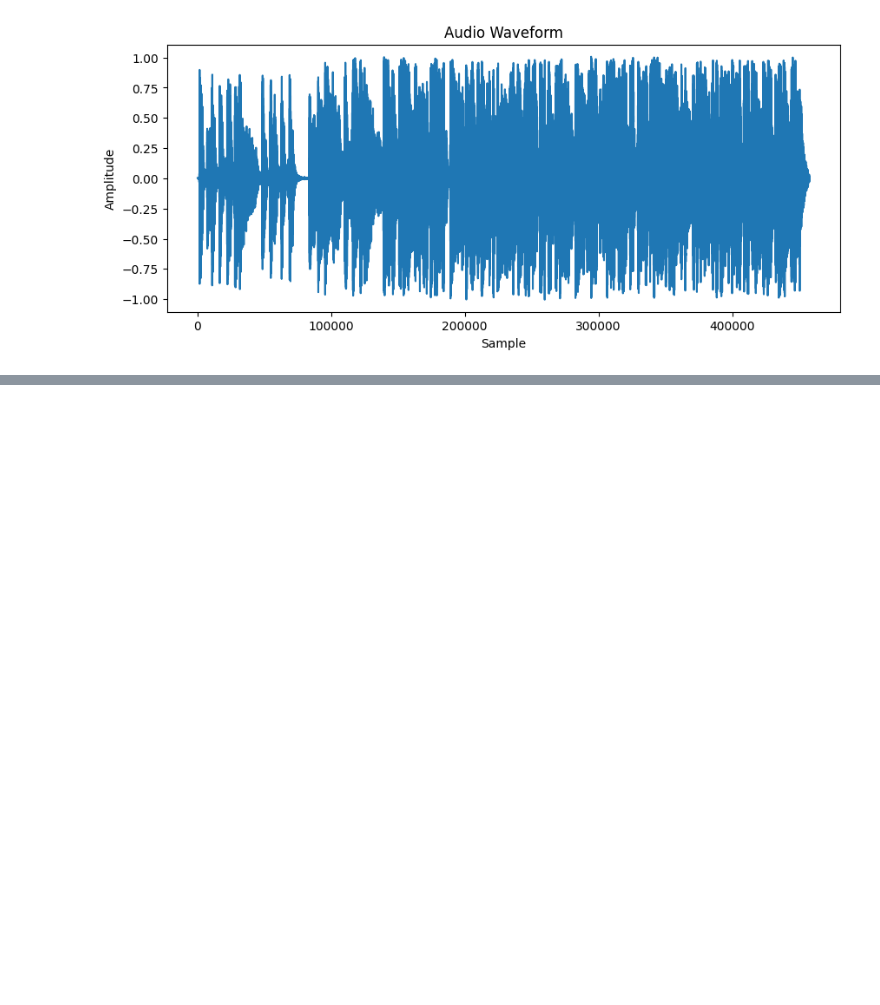
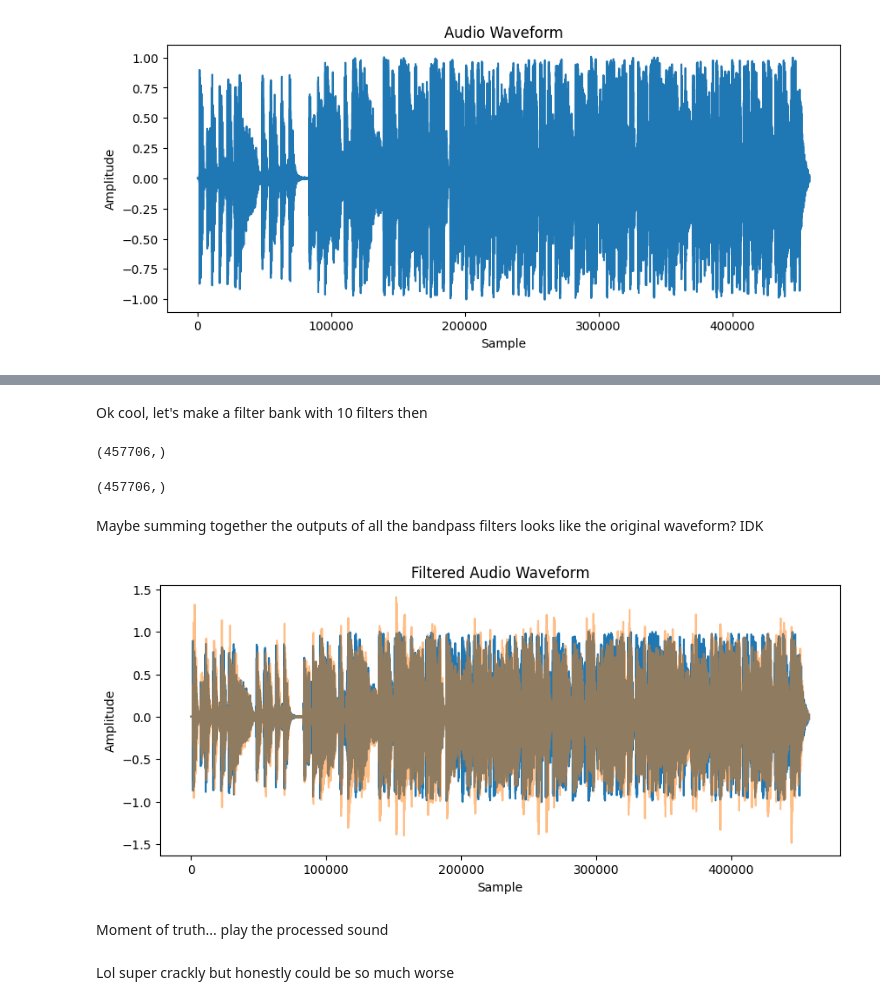
Before and after one commit to carterdemars/syde252-cochlear-implant, a Jupyter notebook: experiments.ipynb, the cells around one changed output, grey strips where cells are left out. Saved outputs shown, nothing was run; the diff lists cells and outputs as text; code cells hidden in the pictures; blank space fills up the shorter version.

Commit message:
working filter bank

```diff
--- a/experiments.ipynb
+++ b/experiments.ipynb
@@ -39,0 +51,4 @@ sd.play(tmp2, processor.sample_rate)
+# %%
+F = Fmin
+for i in range(11):
+    F = F*1.398434
@@ -39,0 +59,38 @@ sd.play(tmp2, processor.sample_rate)
+# %% [markdown]
+Ok cool, let's make a filter bank with 10 filters then
+# %%
+filter_bank = []
+F = Fmin
+for i in range(10):
+    filter_bank.append(processor.create_bandpass(F, F*1.398434,8))
+    F *= 1.398434
+# %%
+
+for i, fil in enumerate(filter_bank):
+    res = signal.sosfilt(fil, processor.audio_data)
+
+    if i == 0:
+        total = np.array(res)
+        print(total.shape)
+    else:
+        total += res
+# %% [output]
+(457706,)
+# %%
+total.shape
+# %% [output]
+(457706,)
+# %% [markdown]
+Maybe summing together the outputs of all the bandpass filters looks like the original waveform? IDK
+# %%
+plt.figure(figsize=(10,4))
+plt.plot(processor.audio_data)
+plt.plot(total, alpha=0.5)
+plt.title('Filtered Audio Waveform')
+plt.xlabel('Sample')
+plt.ylabel('Amplitude')
+plt.show()
+# %% [output]
+[figure, added]
+# %% [markdown]
+Moment of truth... play the processed sound
@@ -39,0 +99,2 @@ sd.play(tmp2, processor.sample_rate)
+# %% [markdown]
+Lol super crackly but honestly could be so much worse
```
Also changed, not shown: parts of 8 cells of this notebook, 1 other file.
